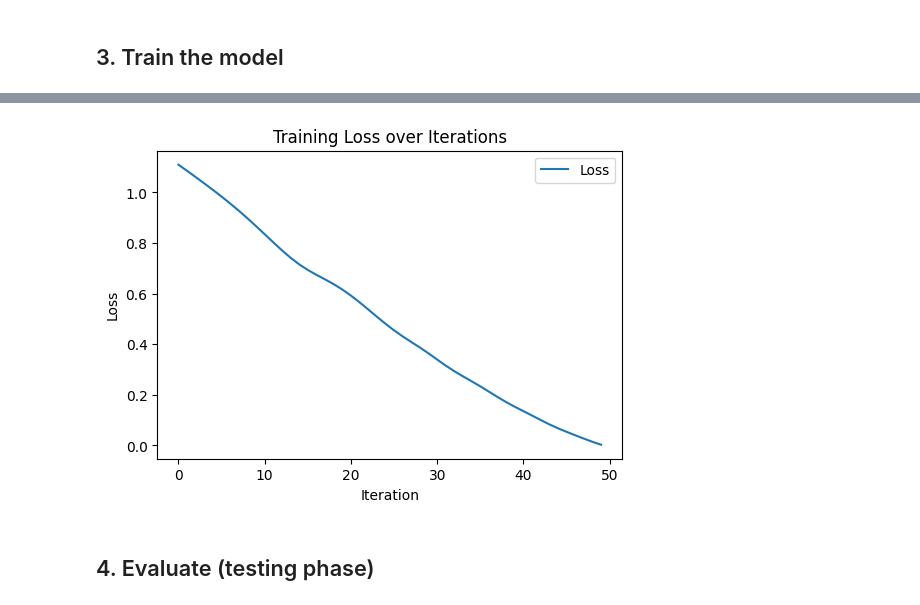
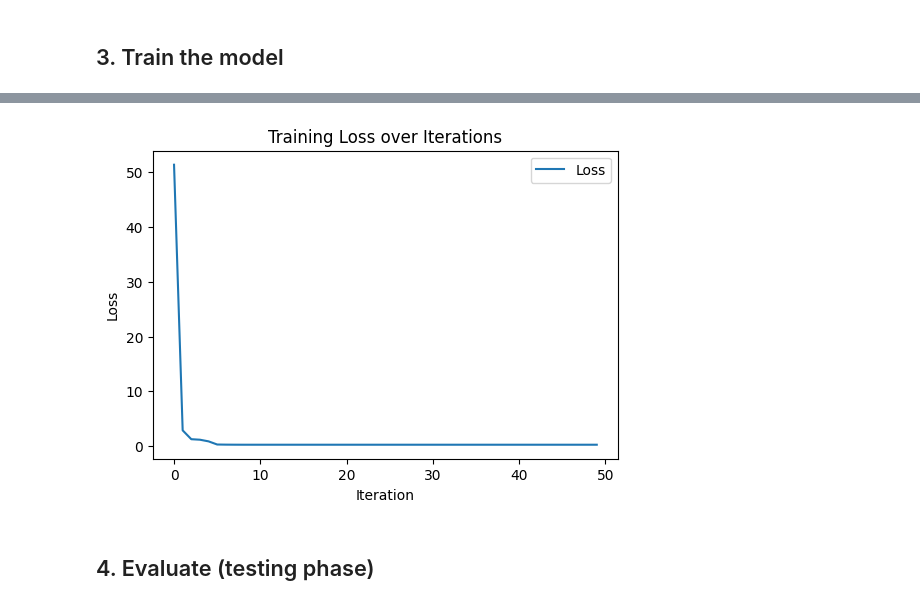
Before and after one commit to tythegsr/SpectralGPPlus, a Jupyter notebook: docs/examples/basic/basic_gp_regression.ipynb, the cells around one changed output, grey strips where cells are left out. Saved outputs shown, nothing was run; the diff lists cells and outputs as text; code cells hidden in the pictures.

```diff
--- a/docs/examples/basic/basic_gp_regression.ipynb
+++ b/docs/examples/basic/basic_gp_regression.ipynb
@@ -39,22 +45,31 @@ model.train()
 likelihood.train()
 
 optimizer = torch.optim.Adam(model.parameters(), lr=0.1)
-mll = gpytorch.mlls.ExactMarginalLogLikelihood(likelihood, model)
 
-losses = []
-for i in range(training_iter):
-    optimizer.zero_grad()
-    output = model(train_x)
-    loss = -mll(output, train_y)
-    loss.backward()
-    optimizer.step()
-    losses.append(loss.item())
-    if (i + 1) % 10 == 0:
-        print(f"Iter {i + 1}/{training_iter} - Loss: {loss.item():.3f}")
+
+class PrintLossCallback(gpplus.training.callbacks.Callback):
+    def on_epoch_end(self, context: dict):
+        print(f"Epoch {context['epoch']} - Loss: {context['loss']:.4f}")
+
+
+class LossCallback(gpplus.training.callbacks.Callback):
+    def __init__(self):
+        self.loss = []
+
+    def on_epoch_end(self, context: dict):
+        self.loss.append(context["loss"])
+
+
+printCallback = PrintLossCallback()
+lossCallback = LossCallback()
+cllbcks = [printCallback, lossCallback]
+
+trainer = GPTrainer(model=model, num_runs=1, callbacks=cllbcks, device="cuda", convergence_patience=150)
+trainer.train()
 
 # Plot training loss
 plt.figure(figsize=(6, 4))
-plt.plot(range(training_iter), losses, label="Loss")
+plt.plot(range(len(lossCallback.loss)), lossCallback.loss, label="Loss")
 plt.xlabel("Iteration")
 plt.ylabel("Loss")
 plt.title("Training Loss over Iterations")
@@ -69,4 +96,4 @@ Iter 50/50 - Loss: 0.003
-[figure, old version]
+[figure, new version]
 # %% [markdown]
 ## 4. Evaluate (testing phase)
 # %%
```
Also changed, not shown: parts of 5 cells of this notebook, 5 other files.
